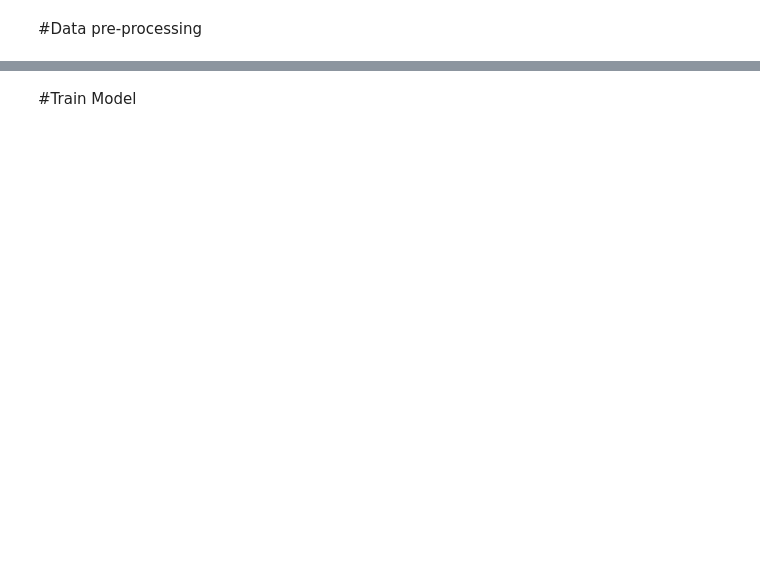
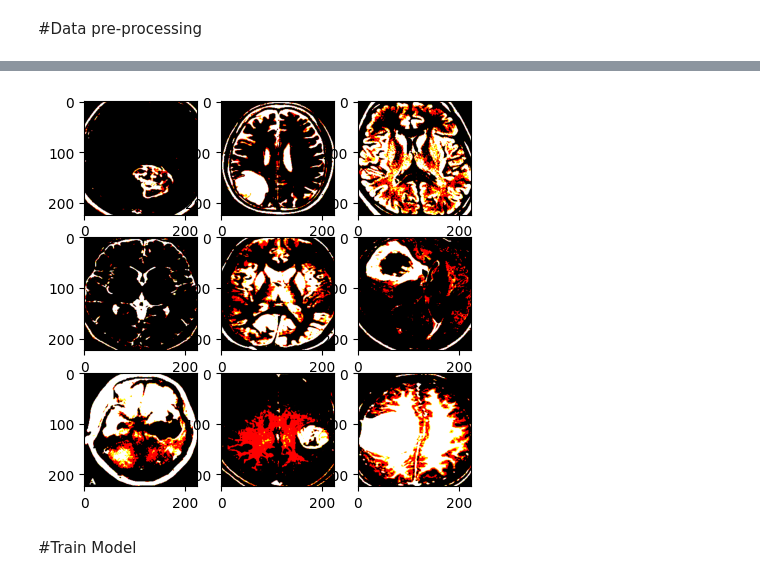
Before and after one commit to Bot1719744/Tumor-Classifier, a Jupyter notebook: ResNet.ipynb, the cells around one changed output, grey strips where cells are left out. Drawn from its saved outputs; the diff is of its cells as text; code cells hidden in the pictures; blank space fills up the shorter version.

```diff
--- a/ResNet.ipynb
+++ b/ResNet.ipynb
@@ -50,0 +120,18 @@ validation_generator = validation_datagen.flow_from_directory(
+# %%
+# Apply the preprocessing to all the data subsets
+X_train_pre = preprocess_images(X_train)
+X_val_pre = preprocess_images(X_val)
+X_test_pre = preprocess_images(X_test)
+# %%
+# Transform the subsets to numpy arrays
+X_train_pre = np.array([preprocess_input(image) for image in X_train_pre])
+X_val_pre = np.array([preprocess_input(image) for image in X_val_pre])
+X_test_pre = np.array([preprocess_input(image) for image in X_test_pre])
+# %%
+# plot some images from X_train_pre
+plt.figure(figsize=(5, 5))
+for i in range(9):
+    plt.subplot(3, 3, i+1)
+    plt.imshow(X_train_pre[i], cmap='gray')
+plt.show()
+# %% [output]
@@ -51,3 +147,4 @@ validation_generator = validation_datagen.flow_from_directory(
+[figure, added]
 # %% [markdown]
 #Train Model
 # %%
```
Also changed, not shown: parts of 13 cells of this notebook.
